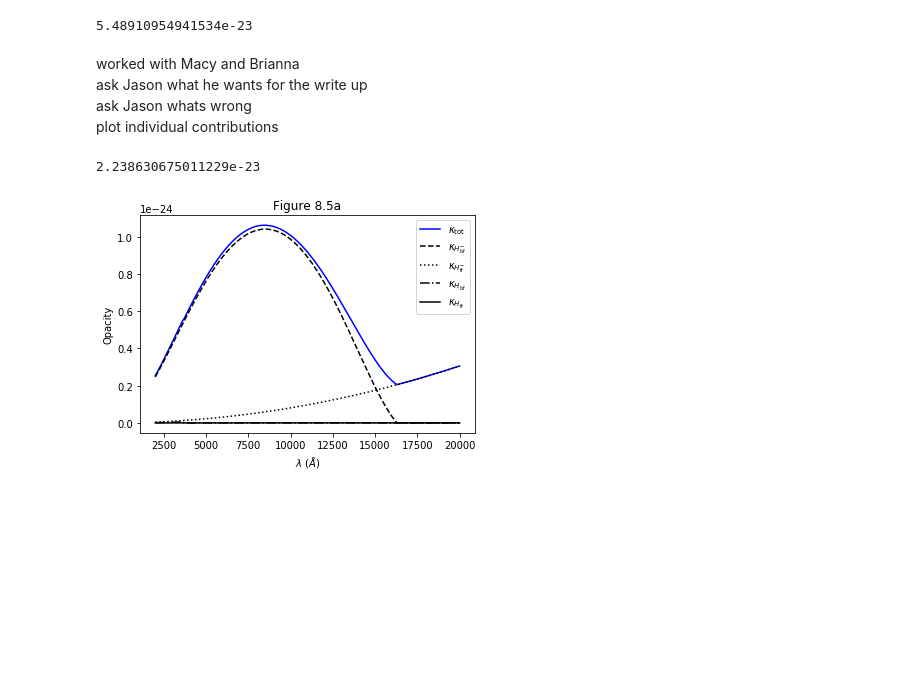
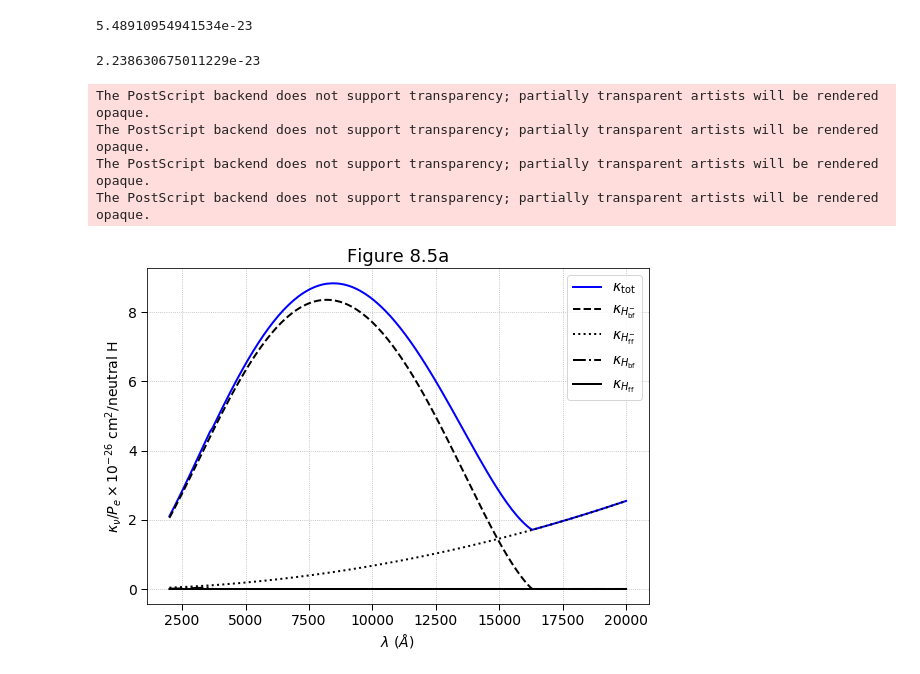
Before and after one commit to abelles520/thick_rt, a Jupyter notebook: thick_rt/notebooks/hw7_testing.ipynb, the cells around one changed output. Drawn from its saved outputs; the diff is of its cells as text; code cells hidden in the pictures; blank space fills up the shorter version.

```diff
--- a/thick_rt/notebooks/hw7_testing.ipynb
+++ b/thick_rt/notebooks/hw7_testing.ipynb
@@ -6,3 +6,5 @@ import matplotlib.pyplot as plt
 sys.path.append("..")
 from partition import *
 from constants import *
+# %%
+plt.style.use('../../scripts/atmospheres.mplstyle')
@@ -130,11 +143,6 @@ def kappa(Pe, T, wave):
     """
     theta = 5040/T
     return ((kappa_H_bf(Pe, T, wave) + kappa_H_ff(Pe, T, wave) + kappa_Hminus_bf(Pe, T, wave))*(1-10**(-1.2398e4/wave*theta)) + kappa_Hminus_ff(Pe, T, wave))*1/(1+phi('H', T)/Pe)
-# %% [markdown]
-worked with Macy and Brianna
-ask Jason what he wants for the write up
-ask Jason whats wrong
-plot individual contributions
 # %%
 kappa(100, 10000, 10000)
 # %% [output]
@@ -143,19 +151,28 @@ kappa(100, 10000, 10000)
 wave_array = np.arange(2000.0, 20100.0, 100)
 # %%
 opacity_a = [kappa(10**1.08, 5143, i) for i in wave_array]
+def stim_term(wave, T):
+    return (1-10**(-1.2398e4/wave*(5040/T)))
+def phi_term(Pe, T):
+    return 1/(1+phi('H', T)/Pe)
 # %%
-plt.plot(wave_array, opacity_a, 'b-', label=r'$\kappa_{\rm tot}$')
-plt.plot(wave_array, [kappa_Hminus_bf(10**1.08, 5143, i) for i in wave_array], 'k--', label=r"$\kappa_{H^{-}_{\rm bf}}$")
-plt.plot(wave_array, [kappa_Hminus_ff(10**1.08, 5143, i) for i in wave_array], 'k:', label=r"$\kappa_{H^{-}_{\rm ff}}$")
-plt.plot(wave_array, [kappa_H_bf(10**1.08, 5143, i) for i in wave_array], 'k-.', label=r"$\kappa_{H_{\rm bf}}$")
-plt.plot(wave_array, [kappa_H_ff(10**1.08, 5143, i) for i in wave_array], 'k-', label=r"$\kappa_{H_{\rm ff}}$")
+plt.figure(figsize=(8,6))
+plt.plot(wave_array, np.array(opacity_a)/(10**1.08)*1e26, 'b-', label=r'$\kappa_{\rm tot}$')
+plt.plot(wave_array, [kappa_Hminus_bf(10**1.08, 5143, i)*stim_term(i, 5143)*phi_term(10**1.08, 5143)/(10**1.08)*1e26 for i in wave_array], 'k--', label=r"$\kappa_{H^{-}_{\rm bf}}$")
+plt.plot(wave_array, [kappa_Hminus_ff(10**1.08, 5143, i)*phi_term(10**1.08, 5143)/(10**1.08)*1e26 for i in wave_array], 'k:', label=r"$\kappa_{H^{-}_{\rm ff}}$")
+plt.plot(wave_array, [kappa_H_bf(10**1.08, 5143, i)*stim_term(i, 5143)*phi_term(10**1.08, 5143)/(10**1.08)*1e26  for i in wave_array], 'k-.', label=r"$\kappa_{H_{\rm bf}}$")
+plt.plot(wave_array, [kappa_H_ff(10**1.08, 5143, i)*stim_term(i, 5143)*phi_term(10**1.08, 5143)/(10**1.08)*1e26  for i in wave_array], 'k-', label=r"$\kappa_{H_{\rm ff}}$")
 plt.xlabel(r'$\lambda$ ($\AA$)')
-plt.ylabel('Opacity')
+plt.ylabel(r'$\kappa_\nu/P_e \times 10^{-26}$ cm$^2$/neutral H ')
 plt.title('Figure 8.5a')
 plt.legend()
-plt.show()
+plt.savefig('opacity_a.eps')
 # %% [output]
+The PostScript backend does not support transparency; partially transparent artists will be rendered opaque.
+The PostScript backend does not support transparency; partially transparent artists will be rendered opaque.
+The PostScript backend does not support transparency; partially transparent artists will be rendered opaque.
+The PostScript backend does not support transparency; partially transparent artists will be rendered opaque.
-[figure, old version]
+[figure, new version]
 # %%
 # b
 opacity_b =[kappa(10**1.77, 6429, i) for i in wave_array]
```
Also changed, not shown: parts of 11 cells of this notebook.
